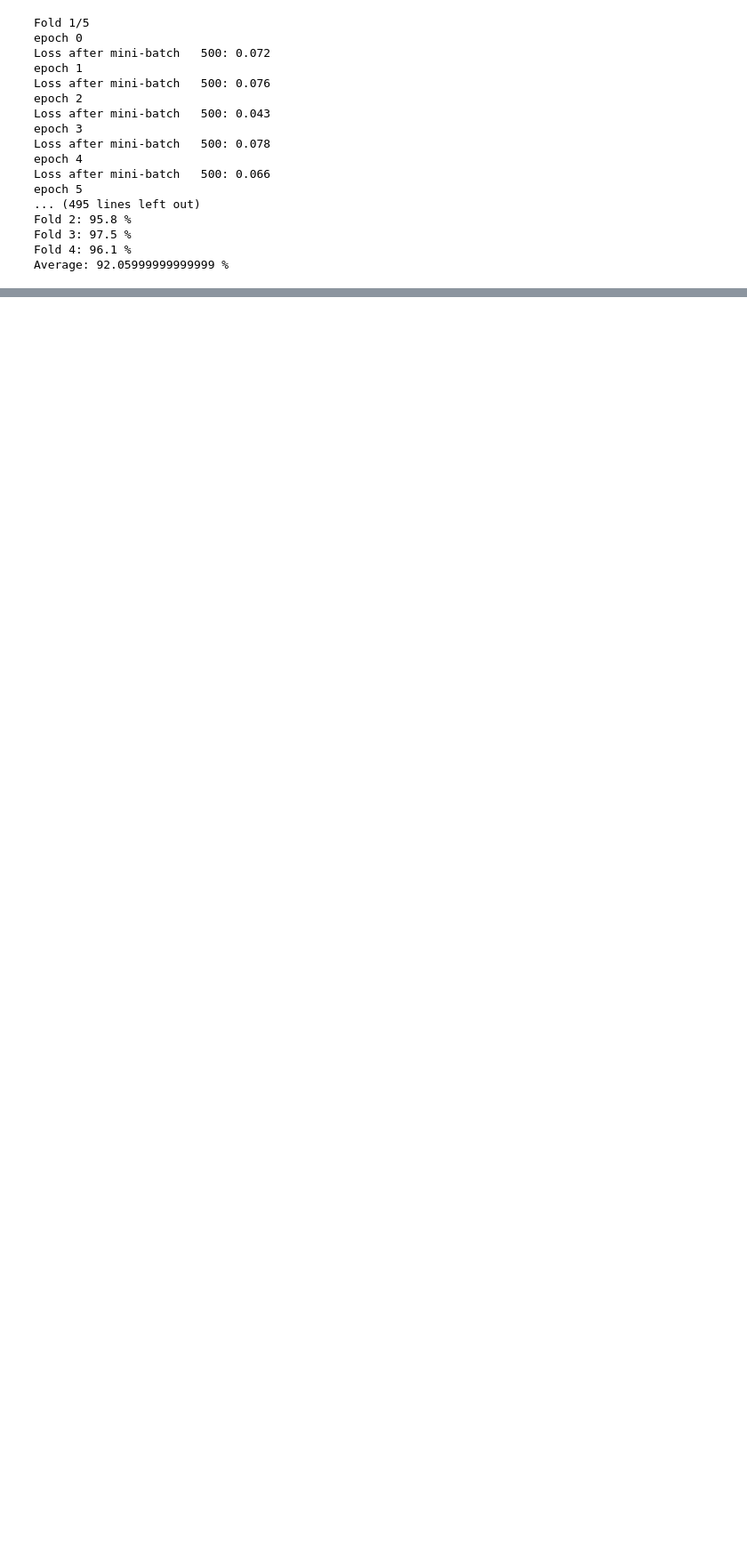
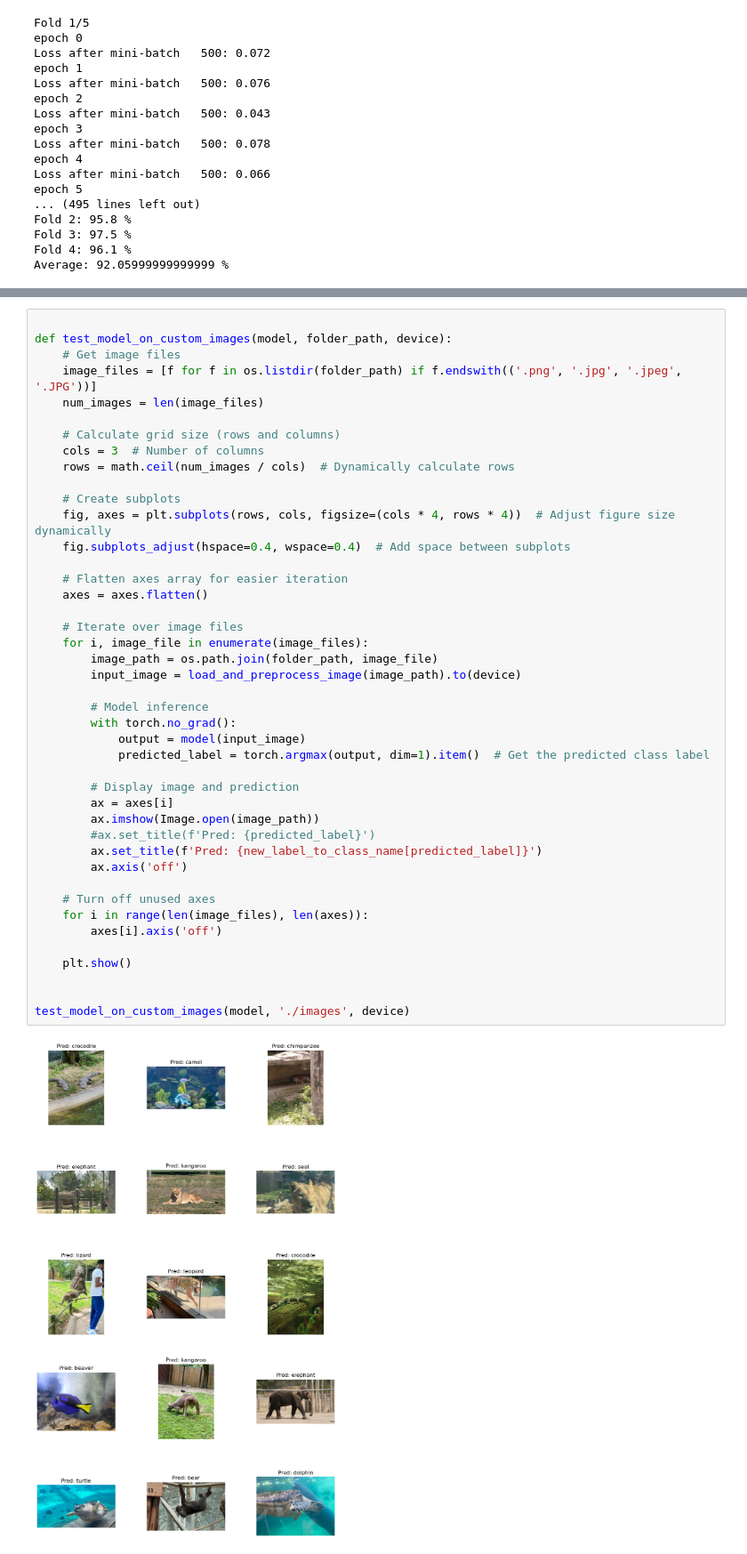
Before and after one commit to danielmallett/325-project, a Jupyter notebook: testing_pytorch.ipynb, the cells around one changed output, grey strips where cells are left out. Shown at 89% size. Drawn from its saved outputs; the diff is of its cells as text; blank space fills up the shorter version.

```diff
--- a/testing_pytorch.ipynb
+++ b/testing_pytorch.ipynb
@@ -442,0 +506,45 @@ Average: 92.05999999999999 %
+# %%
+
+def test_model_on_custom_images(model, folder_path, device):
+    # Get image files
+    image_files = [f for f in os.listdir(folder_path) if f.endswith(('.png', '.jpg', '.jpeg', '.JPG'))]
+    num_images = len(image_files)
+
+    # Calculate grid size (rows and columns)
+    cols = 3  # Number of columns
+    rows = math.ceil(num_images / cols)  # Dynamically calculate rows
+
+    # Create subplots
+    fig, axes = plt.subplots(rows, cols, figsize=(cols * 4, rows * 4))  # Adjust figure size dynamically
+    fig.subplots_adjust(hspace=0.4, wspace=0.4)  # Add space between subplots
+
+    # Flatten axes array for easier iteration
+    axes = axes.flatten()
+
+    # Iterate over image files
+    for i, image_file in enumerate(image_files):
+        image_path = os.path.join(folder_path, image_file)
+        input_image = load_and_preprocess_image(image_path).to(device)
+
+        # Model inference
+        with torch.no_grad():
+            output = model(input_image)
+            predicted_label = torch.argmax(output, dim=1).item()  # Get the predicted class label
+
+        # Display image and prediction
+        ax = axes[i]
+        ax.imshow(Image.open(image_path))
+        #ax.set_title(f'Pred: {predicted_label}')
+        ax.set_title(f'Pred: {new_label_to_class_name[predicted_label]}')
+        ax.axis('off')
+
+    # Turn off unused axes
+    for i in range(len(image_files), len(axes)):
+        axes[i].axis('off')
+
+    plt.show()
+
+
+test_model_on_custom_images(model, './images', device)
+# %% [output]
+[figure, added]
```
Also changed, not shown: parts of 10 cells of this notebook.
